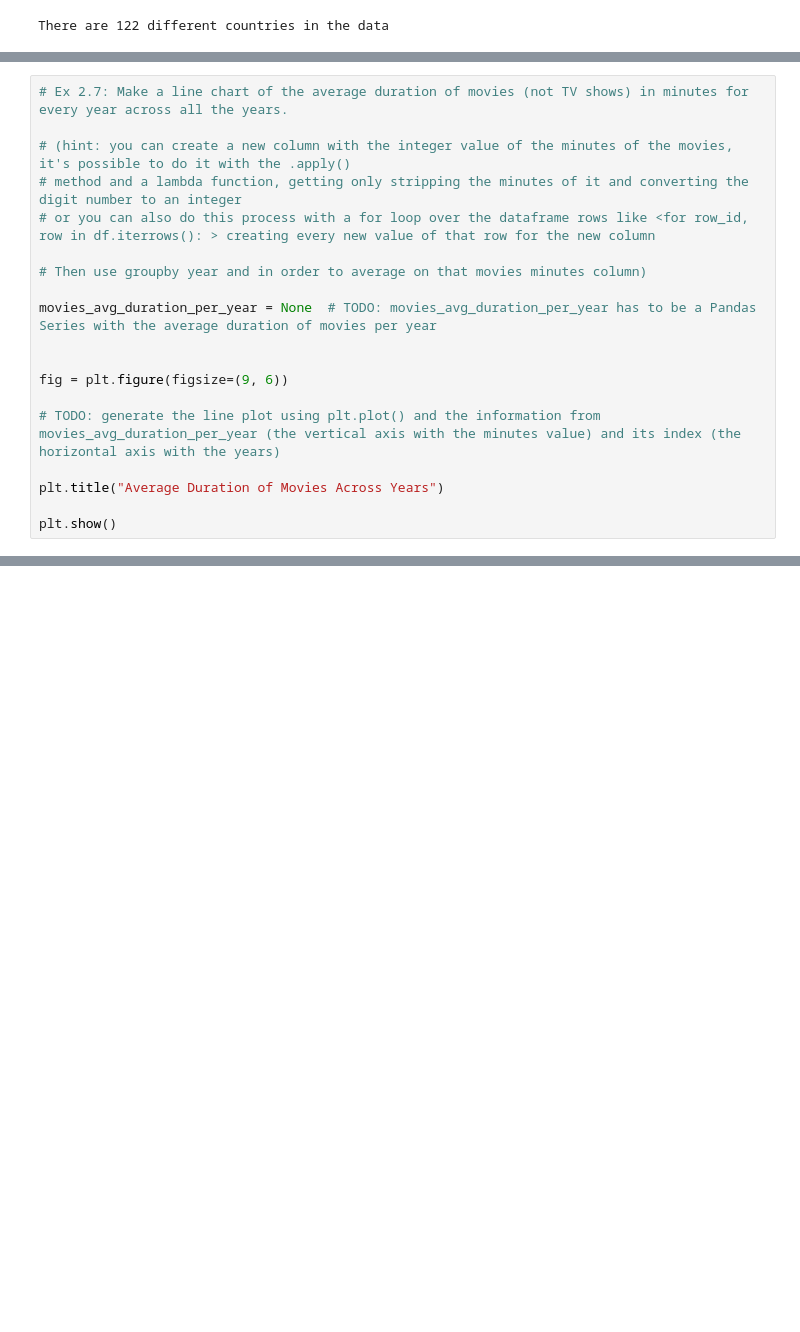
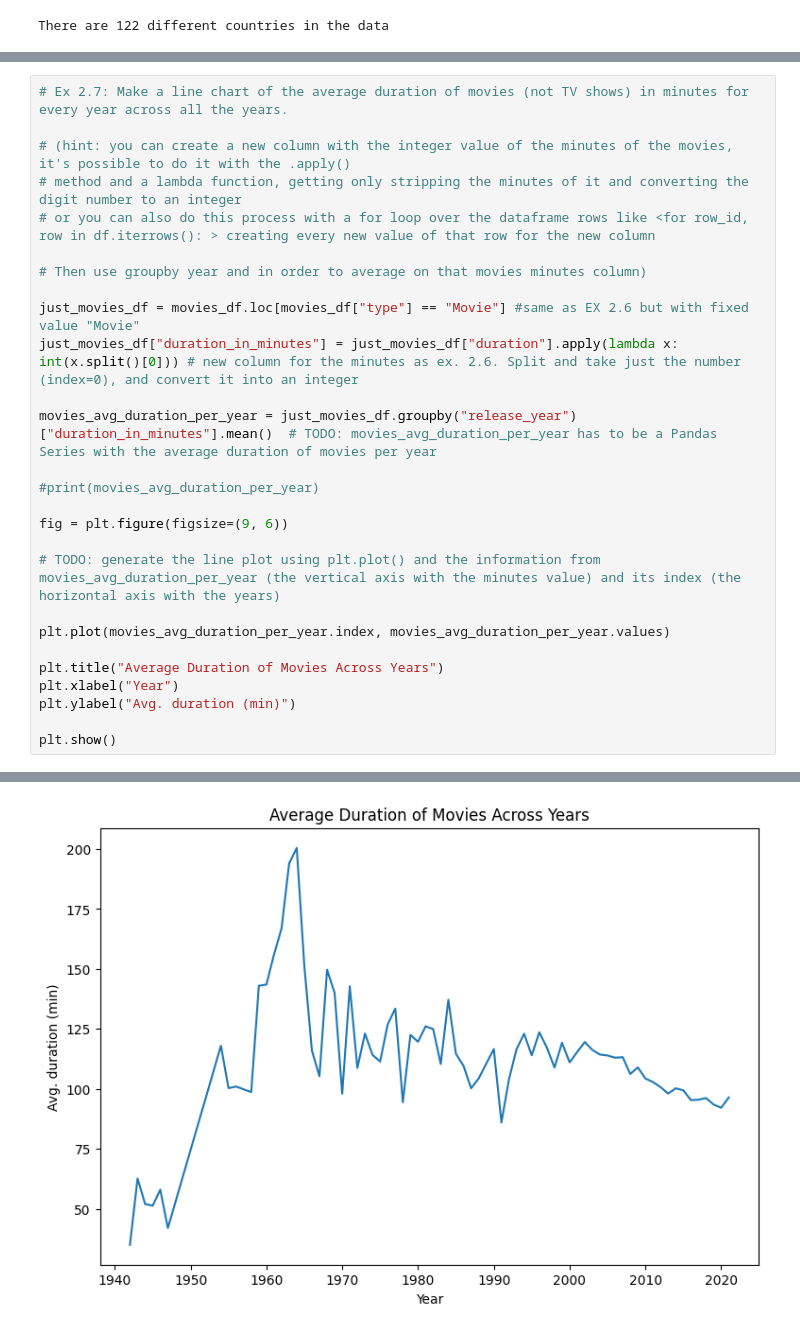
Before and after one commit to TuniMontans/eae_ipld_project_maria_montans, a Jupyter notebook: development/02_netflix_data_analysis.ipynb, the cells around one changed output, grey strips where cells are left out. Saved outputs shown, nothing was run; the diff lists cells and outputs as text; blank space fills up the shorter version.

```diff
--- a/development/02_netflix_data_analysis.ipynb
+++ b/development/02_netflix_data_analysis.ipynb
@@ -152,13 +189,22 @@ plt.show()
 
 # Then use groupby year and in order to average on that movies minutes column)
 
-movies_avg_duration_per_year = None  # TODO: movies_avg_duration_per_year has to be a Pandas Series with the average duration of movies per year
+just_movies_df = movies_df.loc[movies_df["type"] == "Movie"] #same as EX 2.6 but with fixed value "Movie"
+just_movies_df["duration_in_minutes"] = just_movies_df["duration"].apply(lambda x: int(x.split()[0])) # new column for the minutes as ex. 2.6. Split and take just the number (index=0), and convert it into an integer
 
+movies_avg_duration_per_year = just_movies_df.groupby("release_year")["duration_in_minutes"].mean()  # TODO: movies_avg_duration_per_year has to be a Pandas Series with the average duration of movies per year
+
+#print(movies_avg_duration_per_year)
 
 fig = plt.figure(figsize=(9, 6))
 
 # TODO: generate the line plot using plt.plot() and the information from movies_avg_duration_per_year (the vertical axis with the minutes value) and its index (the horizontal axis with the years)
 
+plt.plot(movies_avg_duration_per_year.index, movies_avg_duration_per_year.values)
+
 plt.title("Average Duration of Movies Across Years")
+plt.xlabel("Year")
+plt.ylabel("Avg. duration (min)")
 
 plt.show()
+# %% [output]
@@ -164,0 +216 @@ plt.show()
+[figure, added]
```
Also changed, not shown: parts of 6 cells of this notebook.
